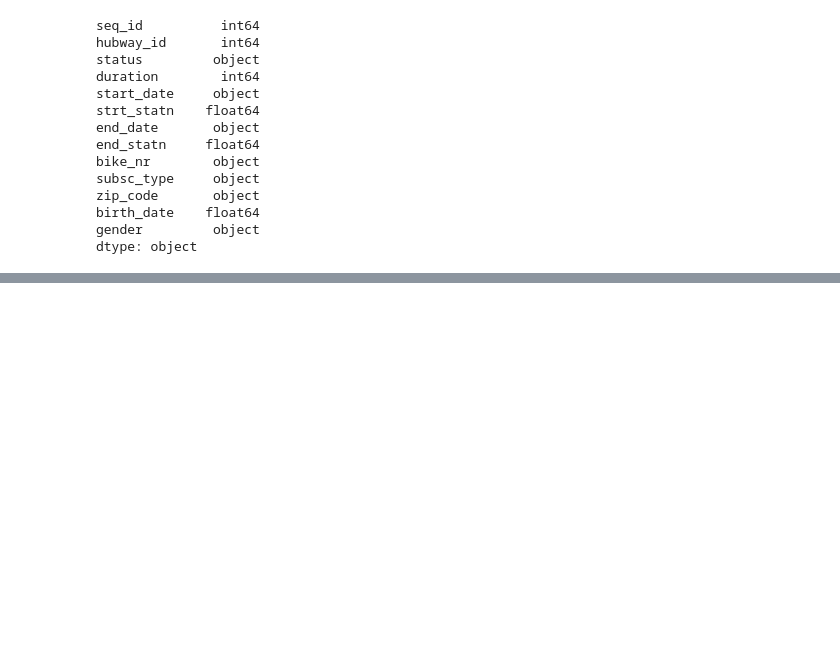
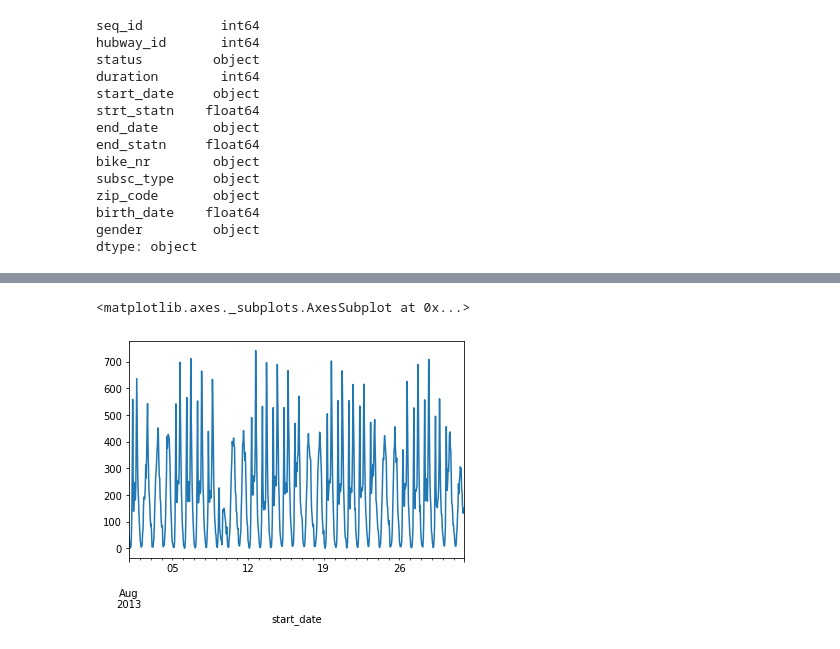
Before and after one commit to jisanos/Hubway-Data-Visualization-Challenge, a Jupyter notebook: Exam_Script.ipynb, the cells around one changed output, grey strips where cells are left out. Drawn from its saved outputs; the diff is of its cells as text; code cells hidden in the pictures; blank space fills up the shorter version.

```diff
--- a/Exam_Script.ipynb
+++ b/Exam_Script.ipynb
@@ -129,0 +152,5 @@ dtype: object
+# %%
+Trips_initial_time['2013-08'].plot()
+# %% [output]
+<matplotlib.axes._subplots.AxesSubplot at 0x...>
+[figure, added]
```
Also changed, not shown: parts of 15 cells of this notebook.
